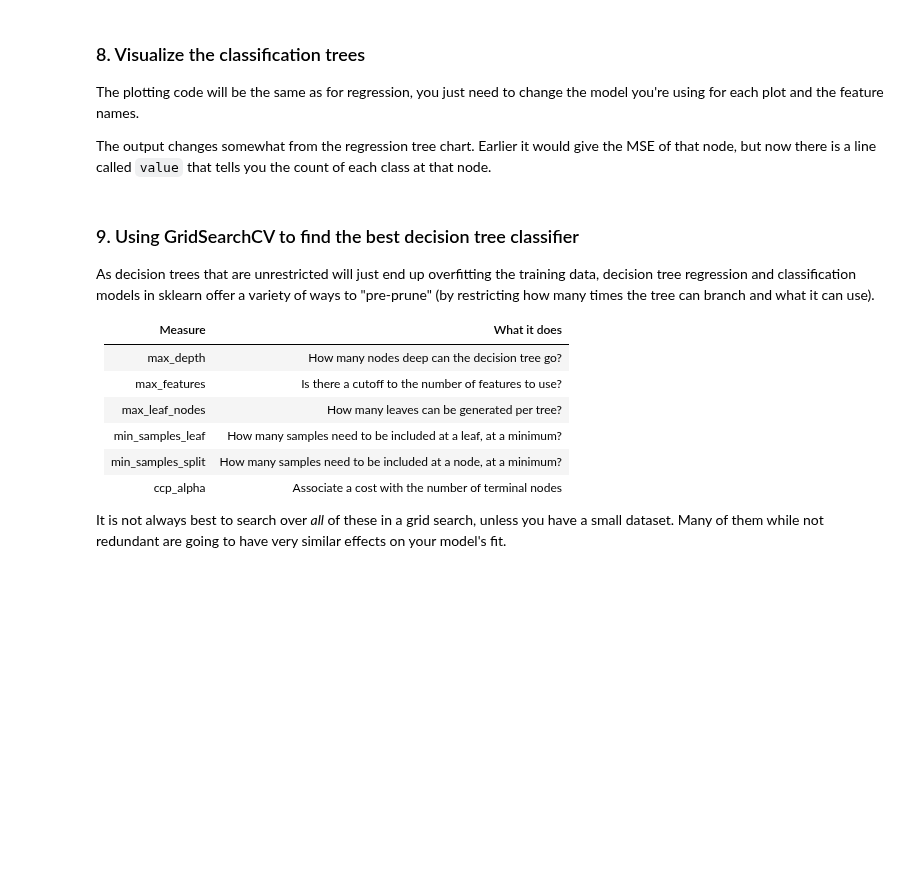
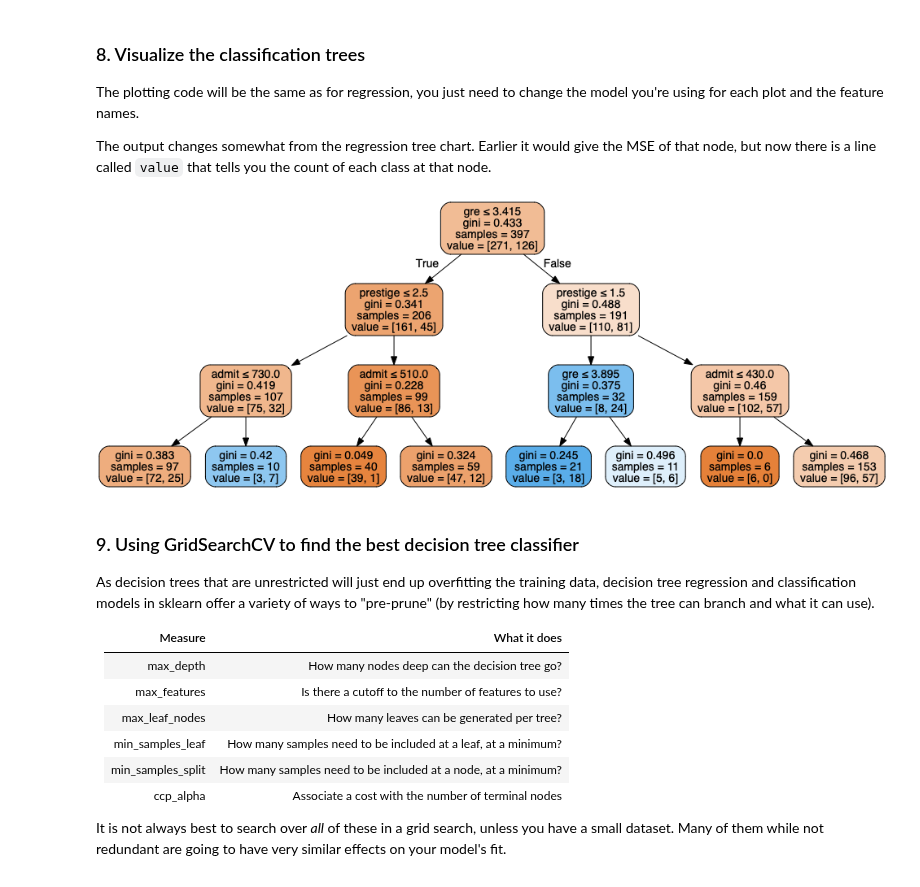
Before and after one commit to a3o1m2/DSI11-lessons, a Jupyter notebook: week06/day1_decision_trees/decision-trees-lab/CART-lab-starter-code.ipynb, the cells around one changed output. Drawn from its saved outputs; the diff is of its cells as text; code cells hidden in the pictures; blank space fills up the shorter version.

```diff
--- a/week06/day1_decision_trees/decision-trees-lab/CART-lab-starter-code.ipynb
+++ b/week06/day1_decision_trees/decision-trees-lab/CART-lab-starter-code.ipynb
@@ -108,0 +155,14 @@ Note that now you'll be using the classification task where we are predicting `a
+# %%
+# A:
+classifier1 = DecisionTreeClassifier(criterion='gini', max_depth=1, random_state=1)
+classifier1.fit(Xc, yc)
+print('Classification cross val score:',cross_val_score(classifier1,Xc,yc,cv=5).mean())
+classifier2 = DecisionTreeClassifier(criterion='gini', max_depth=2, random_state=1)
+classifier2.fit(Xc, yc)
+print('Classification cross val score:',cross_val_score(classifier2,Xc,yc,cv=5).mean())
+classifier3 = DecisionTreeClassifier(criterion='gini', max_depth=3, random_state=1)
+classifier3.fit(Xc, yc)
+print('Classification cross val score:',cross_val_score(classifier3,Xc,yc,cv=5).mean())
+classifierNone = DecisionTreeClassifier(criterion='gini', max_depth=None, random_state=1)
+classifierNone.fit(Xc, yc)
+print('Classification cross val score:',cross_val_score(classifierNone,Xc,yc,cv=5).mean())
@@ -117,3 +180,19 @@ The output changes somewhat from the regression tree chart. Earlier it would giv
+# %%
+# A:
+# initialize the output file object
+dot_data = StringIO()
+
+# my fit DecisionTreeRegressor object here is: dtr1
+# for feature_names i put the columns of my Xr matrix
+export_graphviz(classifier3, out_file=dot_data,
+                filled=True, rounded=True,
+                special_characters=True,
+                feature_names=Xr.columns)
+
+graph = pydotplus.graph_from_dot_data(dot_data.getvalue())
+Image(graph.create_png())
+# %% [output]
+[figure, added]
 # %% [markdown]
 ### 9. Using GridSearchCV to find the best decision tree classifier
 
```
Also changed, not shown: parts of 26 cells of this notebook, 4 other files.
